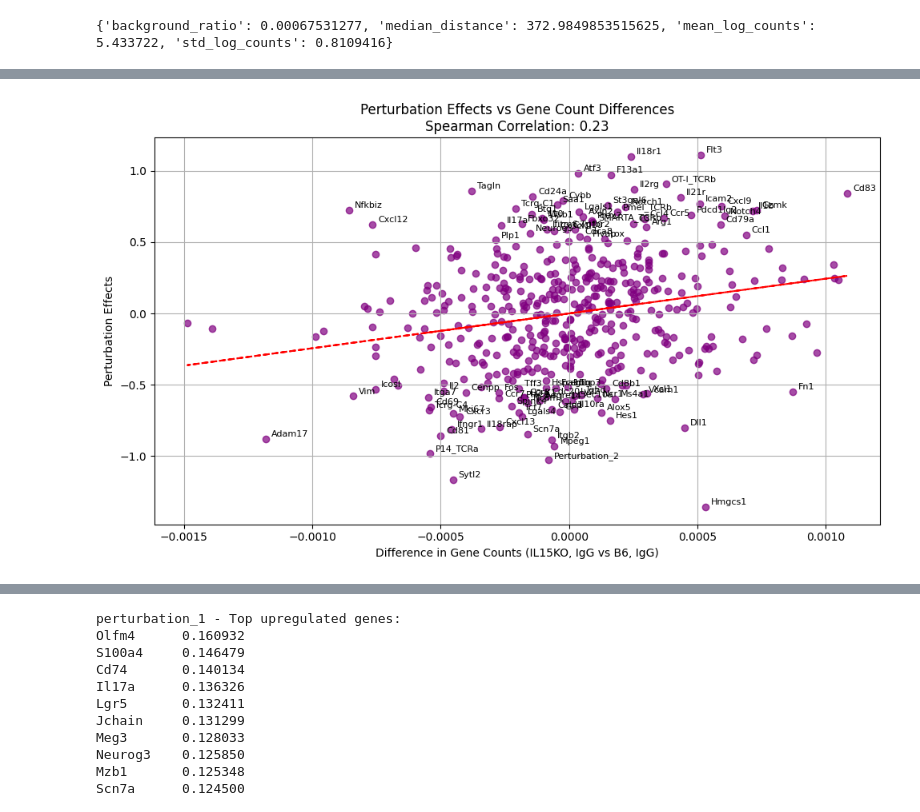
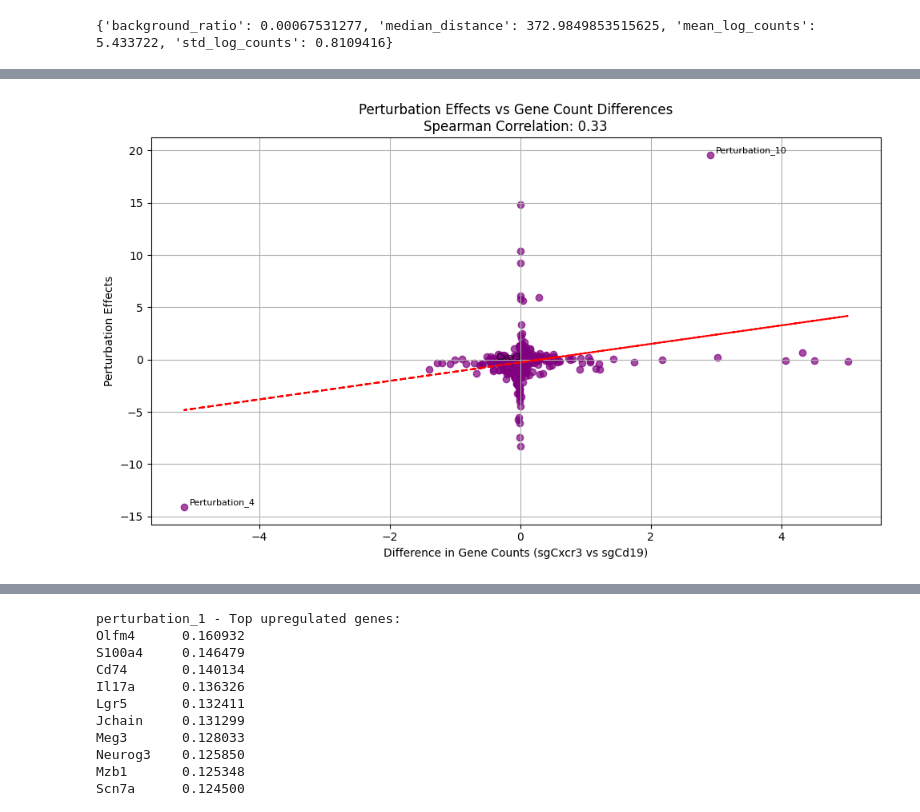
Before and after one commit to amonell/scvi-tools, a Jupyter notebook: resolve_perurb_tests/test1.ipynb, the cells around one changed output, grey strips where cells are left out. Cells and saved outputs as stored; diff of their text form; code cells hidden in the pictures.

```diff
--- a/resolve_perurb_tests/test1.ipynb
+++ b/resolve_perurb_tests/test1.ipynb
@@ -164,2 +79,5 @@ Shift net delta stats: mean=-0.950
 # %%
-pd.DataFrame(list(zip(query_adata.obs['guide_rnas'].values, query_adata.obsm['_scvi_extra_categorical_covs']['guide_rnas'].values)), columns = ['celltype', 'perturb_number'])
+df = pd.DataFrame(list(zip(query_adata.obs['guide_rnas'].values, query_adata.obsm['_scvi_extra_categorical_covs']['guide_rnas'].values)), columns = ['celltype', 'perturb_number'])
+celltype_to_perturb_number = dict(zip(df['perturb_number'], df['celltype']))
+
+celltype_to_perturb_number = {f'perturbation_{k}': v for k, v in celltype_to_perturb_number.items()}
@@ -180,4 +84,2 @@ pd.DataFrame(list(zip(query_adata.obs['guide_rnas'].values, query_adata.obsm['_s
 # %%
 check with not just sgCD19 cells to see if the effects are correct per perturbation
-# %%
-effects_cells.index = effec
@@ -200,3 +86,5 @@ effects_cells.index = effec
+# %%
+effects_cells.index = effects_cells.index.map(celltype_to_perturb_number)
 # %%
 corrected_expression = supervised_resolvi.get_normalized_expression(
     adata=query_adata
@@ -264,48 +130,60 @@ plot_gene_expression_in_resolvi('Gzma', resolvi_predicted=celltype)
 from scipy.stats import spearmanr
 import numpy as np
 
-perturbation_effects = effects_cells.loc['perturbation_2'].values
+perturbation_effects = effects_cells.loc['sgCxcr3'].values
 # Calculate the difference in gene counts between the two batches
-batch1_counts = query_adata[(query_adata.obs['mapped_batch'] == 'IL15KO, IgG') & (query_adata.obs['resolvi_predicted'] == celltype)].layers['resolvi_expression'].mean(axis=0)
-batch2_counts = query_adata[(query_adata.obs['mapped_batch'] == 'B6, IgG') & (query_adata.obs['resolvi_predicted'] == celltype)].layers['resolvi_expression'].mean(axis=0)
+batch1_counts = query_adata[query_adata.obs['guide_rnas'] == 'sgCxcr3'].X.mean(axis=0)
+batch2_counts = query_adata[query_adata.obs['guide_rnas'] == 'sgCd19'].X.mean(axis=0)
 gene_count_diff = batch1_counts - batch2_counts
 
 # Filter perturbation effects where values are less than 0.05
 valid_indices = np.abs(perturbation_effects) >= 0
 gene_count_diff_filtered = gene_count_diff[valid_indices]
 perturbation_effects_filtered = perturbation_effects[valid_indices]
 
 # Get gene names for annotation
 gene_names = query_adata.var.index.values if hasattr(query_adata.var, "index") else np.arange(len(perturbation_effects))
 gene_names_filtered = gene_names[valid_indices]
 
 # Calculate Spearman correlation
 spearman_corr, _ = spearmanr(gene_count_diff_filtered, perturbation_effects_filtered)
 
 # Plot the perturbation effects against the gene count differences
 plt.figure(figsize=(10, 6))
 plt.scatter(gene_count_diff_filtered, perturbation_effects_filtered, color='purple', alpha=0.7)
 
 # Annotate each point with the gene name (optionally, only annotate top N by abs effect for clarity)
-N_annotate = 100  # annotate top 10 by absolute perturbation effect
-if len(gene_names_filtered) > N_annotate:
-    top_indices = np.argsort(np.abs(perturbation_effects_filtered))[-N_annotate:]
-else:
-    top_indices = np.arange(len(gene_names_filtered))
-for i in top_indices:
-    plt.annotate(gene_names_filtered[i],
-                 (gene_count_diff_filtered[i], perturbation_effects_filtered[i]),
+# Annotate only the gene 'Cxcr3' and the gene at index corresponding to 'Perturbation_4' (if present)
+# Annotate 'Cxcr3' if it is in gene_names_filtered
+if 'Cxcr3' in gene_names_filtered:
+    idx_cxcr3 = np.where(gene_names_filtered == 'Cxcr3')[0][0]
+    plt.annotate('Cxcr3',
+                 (gene_count_diff_filtered[idx_cxcr3], perturbation_effects_filtered[idx_cxcr3]),
+                 textcoords="offset points", xytext=(5,2), ha='left', fontsize=8, color='black')
+
+# Annotate 'Perturbation_4' if it is in gene_names_filtered
+if 'Perturbation_4' in gene_names_filtered:
+    idx_pert4 = np.where(gene_names_filtered == 'Perturbation_4')[0][0]
+    plt.annotate('Perturbation_4',
+                 (gene_count_diff_filtered[idx_pert4], perturbation_effects_filtered[idx_pert4]),
+                 textcoords="offset points", xytext=(5,2), ha='left', fontsize=8, color='black')
+
+# Annotate 'Perturbation_10' if it is in gene_names_filtered
+if 'Perturbation_10' in gene_names_filtered:
+    idx_pert4 = np.where(gene_names_filtered == 'Perturbation_10')[0][0]
+    plt.annotate('Perturbation_10',
+                 (gene_count_diff_filtered[idx_pert4], perturbation_effects_filtered[idx_pert4]),
                  textcoords="offset points", xytext=(5,2), ha='left', fontsize=8, color='black')
 
 # Add line of best fit
 m, b = np.polyfit(gene_count_diff_filtered, perturbation_effects_filtered, 1)
 plt.plot(gene_count_diff_filtered, m * gene_count_diff_filtered + b, color='red', linestyle='--')
 
-plt.xlabel('Difference in Gene Counts (IL15KO, IgG vs B6, IgG)')
+plt.xlabel('Difference in Gene Counts (sgCxcr3 vs sgCd19)')
 plt.ylabel('Perturbation Effects')
 plt.title(f'Perturbation Effects vs Gene Count Differences\nSpearman Correlation: {spearman_corr:.2f}')
 plt.grid(True)
 plt.tight_layout()
 plt.show()
 # %% [output]
-[figure, old version]
+[figure, new version]
```
Also changed, not shown: parts of 11 cells of this notebook, 3 other files.
